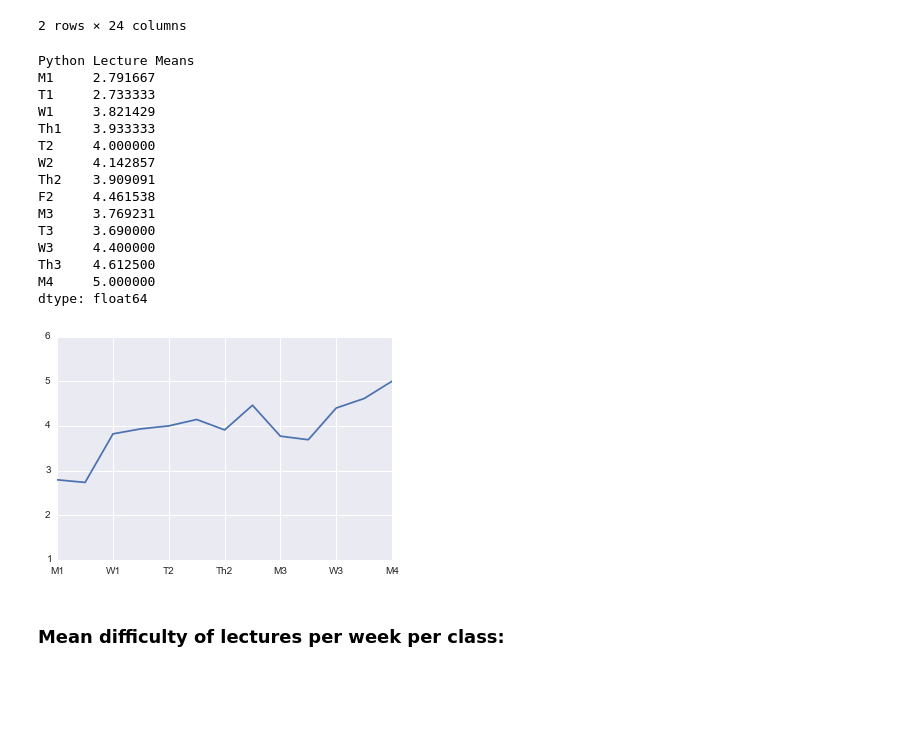
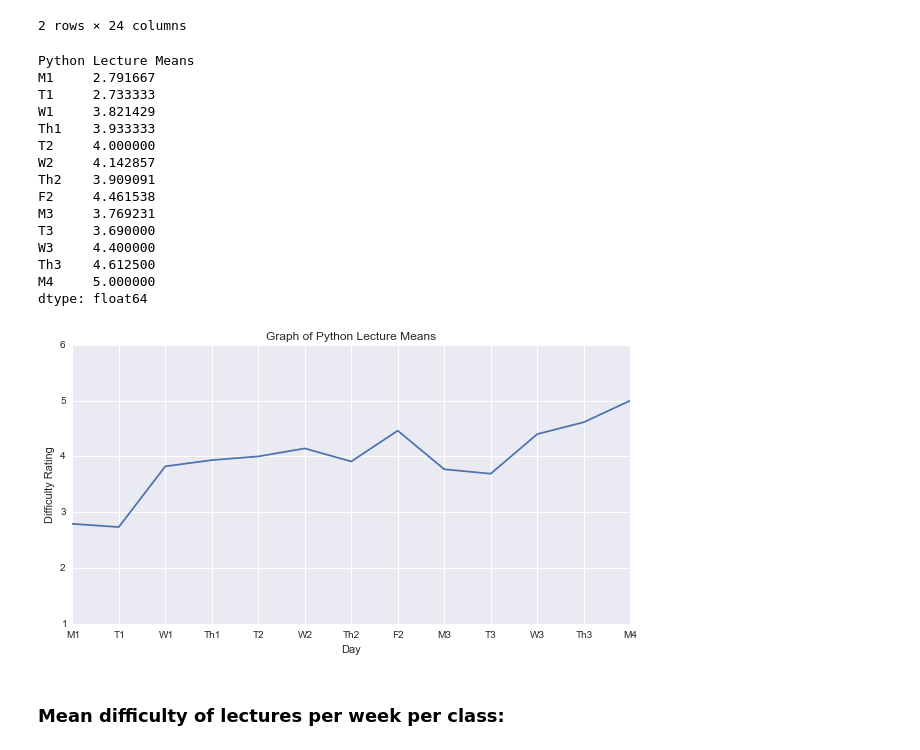
Before and after one commit to tiyd-python-2015-01/cohort-data, a Jupyter notebook: cohort_data.ipynb, the cells around one changed output. Saved outputs shown, nothing was run; the diff lists cells and outputs as text; code cells hidden in the pictures; blank space fills up the shorter version.

```diff
--- a/cohort_data.ipynb
+++ b/cohort_data.ipynb
@@ -4,6 +4,8 @@ import numpy as np
 import matplotlib.pyplot as plt
 import seaborn as sns
 import statistics as st
+# %%
+plt.rc('figure', figsize=(16, 6))
 # %%
 %matplotlib inline
 # %%
@@ -205,26 +211,30 @@ python_lecture_means = python_lecture.mean()
 # %%
 print("Python Lecture Means")
 print(python_lecture_means)
-python_lecture_means.plot()
+python_lecture_means.plot(figsize = (10,5))
+plt.xticks(range(13), python_lecture_means.index)
+plt.title("Graph of Python Lecture Means")
+plt.ylabel("Difficulty Rating")
+plt.xlabel("Day")
 plt.ylim(ymin=1, ymax=6)
 plt.show()
 # %% [output]
 Python Lecture Means
 M1     2.791667
 T1     2.733333
 W1     3.821429
 Th1    3.933333
 T2     4.000000
 W2     4.142857
 Th2    3.909091
 F2     4.461538
 M3     3.769231
 T3     3.690000
 W3     4.400000
 Th3    4.612500
 M4     5.000000
 dtype: float64
-[figure, old version]
+[figure, new version]
 # %% [markdown]
 ### Mean difficulty of lectures per week per class:
 # %%
```
Also changed, not shown: parts of 15 cells of this notebook.
